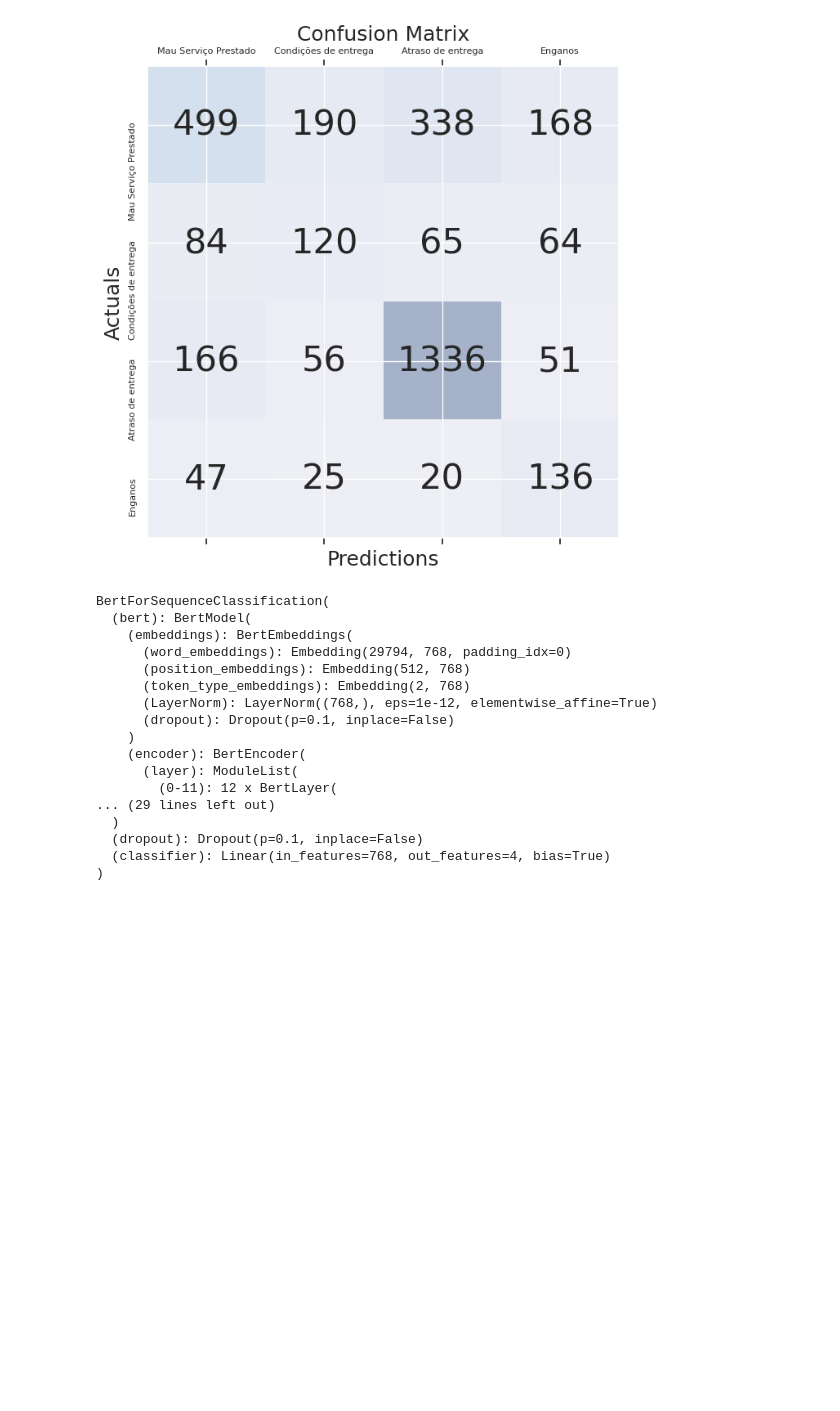
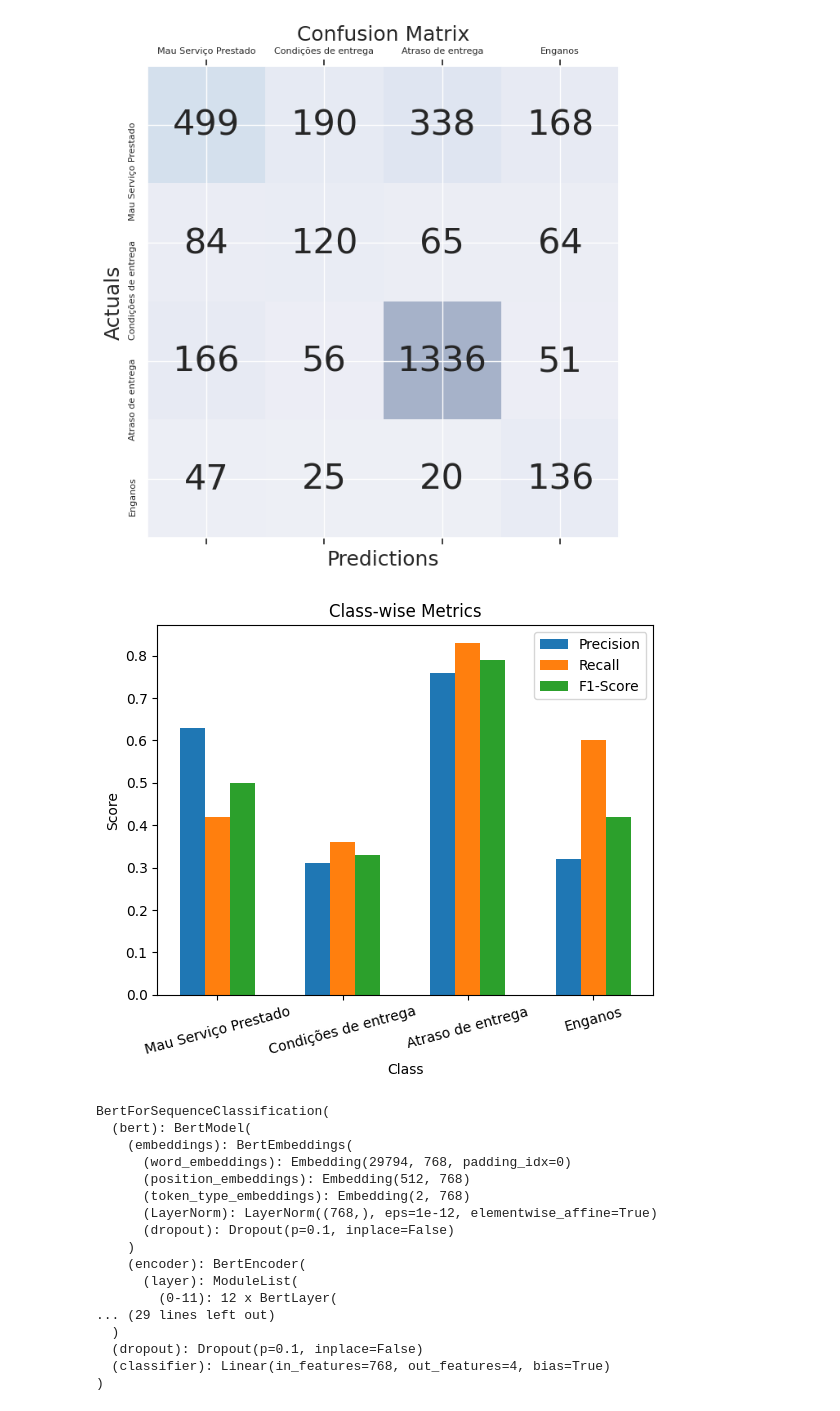
Before and after one commit to beatrizarc/product_complaints, a Jupyter notebook: notebooks/BERT_tuning_optuna_description.ipynb, the cells around one changed output. Drawn from its saved outputs; the diff is of its cells as text; code cells hidden in the pictures; blank space fills up the shorter version.

```diff
--- a/notebooks/BERT_tuning_optuna_description.ipynb
+++ b/notebooks/BERT_tuning_optuna_description.ipynb
@@ -2993,6 +2993,47 @@ weighted avg       0.64      0.62      0.62      3365
 
 CONFUSION MATRIX
 [figure]
+# %%
+import matplotlib.pyplot as plt
+
+# Define your class names and class-wise metrics (e.g., precision, recall, F1-score)
+class_names = ['Mau Serviço Prestado', 'Condições de entrega', 'Atraso de entrega', 'Enganos']
+precision_scores = [0.63, 0.31, 0.76, 0.32]
+recall_scores = [0.42, 0.36, 0.83, 0.60]
+f1_scores = [0.50, 0.33, 0.79, 0.42]
+
+
+# Create a figure and axis for the bar chart
+fig, ax = plt.subplots()
+
+# Set the width of the bars
+bar_width = 0.2
+
+# Create an array of equally spaced x-values for each class
+x = range(len(class_names))
+
+# Plot precision, recall, and F1-score as separate bars for each class
+plt.bar(x, precision_scores, width=bar_width, label='Precision')
+plt.bar([i + bar_width for i in x], recall_scores, width=bar_width, label='Recall')
+plt.bar([i + 2 * bar_width for i in x], f1_scores, width=bar_width, label='F1-Score')
+
+# Set the x-axis labels and class names
+plt.xlabel('Class')
+plt.xticks([i + bar_width for i in x], class_names, rotation=15)
+
+# Set the y-axis label
+plt.ylabel('Score')
+
+# Add a legend
+plt.legend()
+
+# Set the title
+plt.title('Class-wise Metrics')
+
+# Show the plot
+plt.show()
+# %% [output]
+[figure, added]
 # %%
 model
 # %% [output]
```
